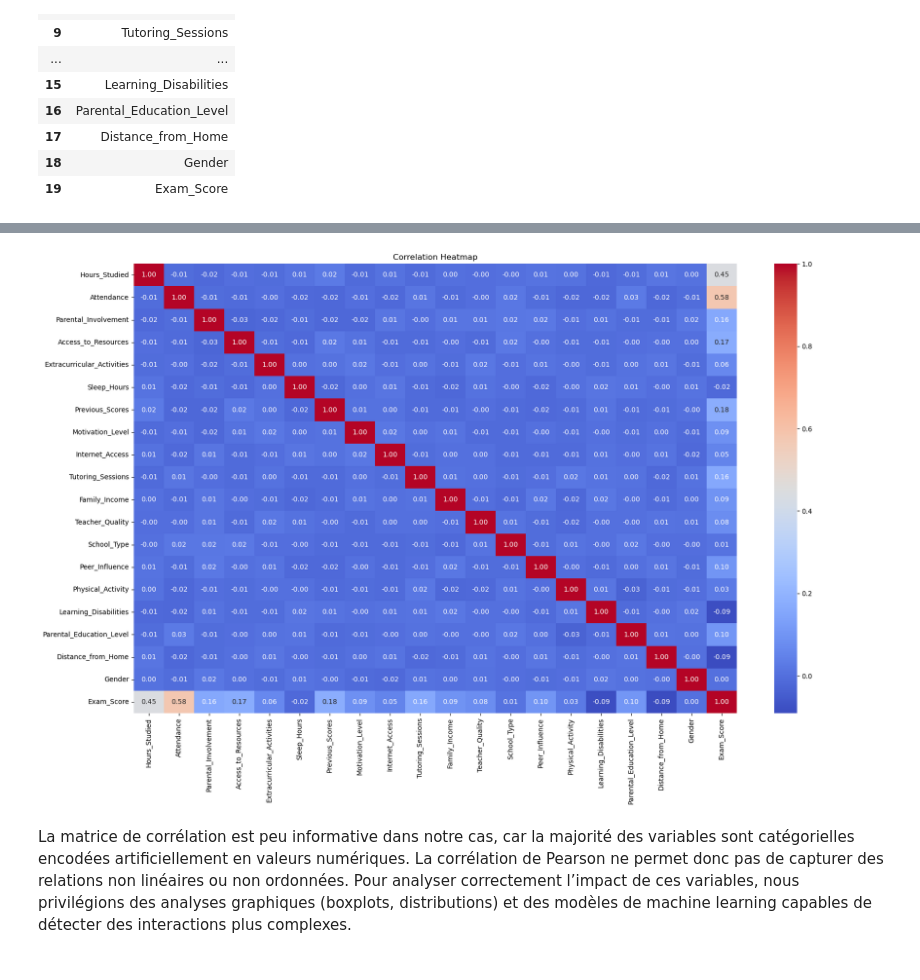
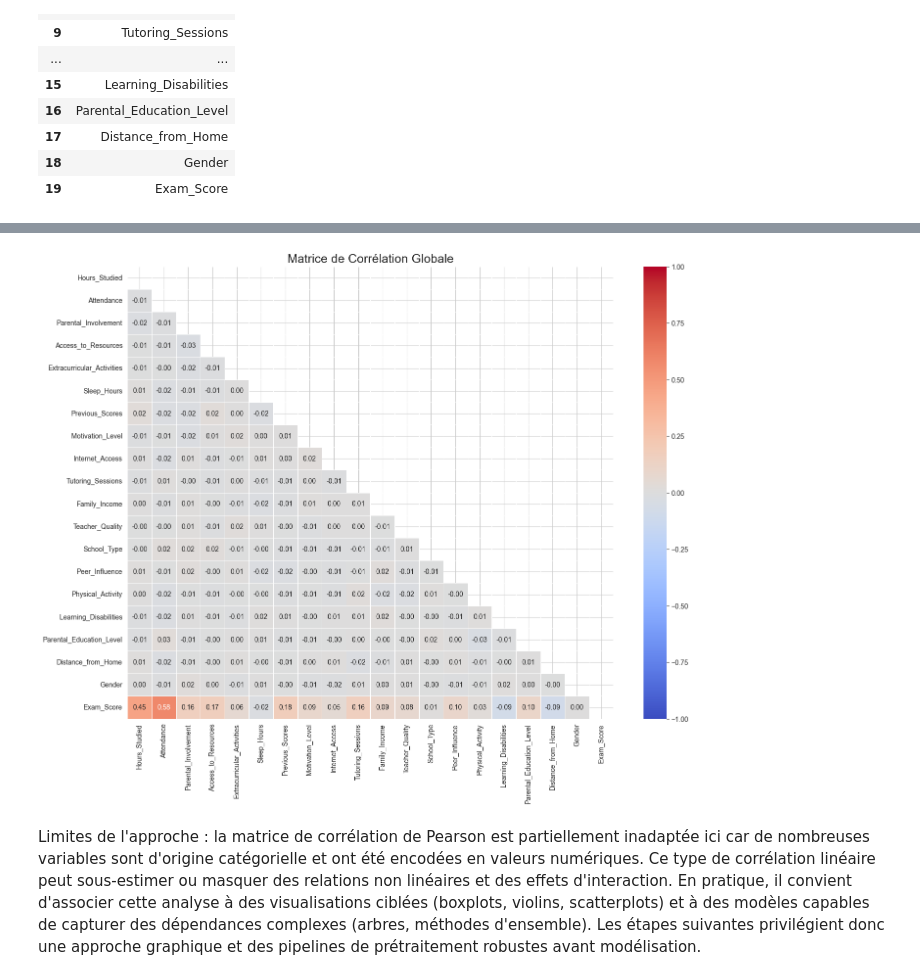
Before and after one commit to AugustinO28/Projet_Data_GR3, a Jupyter notebook: Scripts/EDA.ipynb, the cells around one changed output, grey strips where cells are left out. Cells and saved outputs as stored; diff of their text form; code cells hidden in the pictures.

```diff
--- a/Scripts/EDA.ipynb
+++ b/Scripts/EDA.ipynb
@@ -337,0 +292,31 @@ print (1)
+# %%
+# 1. Définition des dictionnaires de correspondance
+# On respecte l'ordre logique (0 est le plus faible, 2 ou 3 le plus fort)
+logic_map = {'Low': 0, 'Medium': 1, 'High': 2}
+binary_map = {'No': 0, 'Yes': 1}
+edu_map = {'High School': 0, 'College': 1, 'Postgraduate': 2}
+dist_map = {'Near': 0, 'Moderate': 1, 'Far': 2}
+peer_map = {'Negative': 0, 'Neutral': 1, 'Positive': 2}
+school_map = {'Public': 0, 'Private': 1}
+gender_map = {'Male': 0, 'Female': 1}
+
+# 2. Application du mapping par groupe de colonnes
+# Colonnes à 3 niveaux (Low/Medium/High)
+cols_3_levels = ['Parental_Involvement', 'Access_to_Resources', 'Motivation_Level', 'Family_Income', 'Teacher_Quality']
+for col in cols_3_levels:
+    df[col] = df[col].map(logic_map)
+
+# Colonnes Oui/Non
+cols_binary = ['Extracurricular_Activities', 'Internet_Access', 'Learning_Disabilities']
+for col in cols_binary:
+    df[col] = df[col].map(binary_map)
+
+# Colonnes spécifiques
+df['Parental_Education_Level'] = df['Parental_Education_Level'].map(edu_map)
+df['Distance_from_Home'] = df['Distance_from_Home'].map(dist_map)
+df['Peer_Influence'] = df['Peer_Influence'].map(peer_map)
+df['School_Type'] = df['School_Type'].map(school_map)
+df['Gender'] = df['Gender'].map(gender_map)
+
+# 3. Vérification : tout doit être numérique maintenant
+print(df.dtypes)
@@ -338,9 +341,13 @@ print (1)
 # %%
-plt.figure(figsize=(20,12))
-sns.heatmap(df.corr(numeric_only=True), annot=True, cmap="coolwarm", fmt=".2f")
-plt.title("Correlation Heatmap")
+# Matrice de Corrélation
+plt.figure(figsize=(16, 12))
+correlation_matrix = df.corr()
+mask = np.triu(np.ones_like(correlation_matrix, dtype=bool)) # Masquer la partie supérieure pour la lisibilité
+
+sns.heatmap(correlation_matrix, mask=mask, annot=True, fmt=".2f", cmap='coolwarm', vmin=-1, vmax=1, linewidths=0.5)
+plt.title('Matrice de Corrélation Globale', fontsize=18)
 plt.show()
 # %% [output]
-[figure, old version]
+[figure, new version]
 # %% [markdown]
-La matrice de corrélation est peu informative dans notre cas, car la majorité des variables sont catégorielles encodées artificiellement en valeurs numériques. La corrélation de Pearson ne permet donc pas de capturer des relations non linéaires ou non ordonnées. Pour analyser correctement l’impact de ces variables, nous privilégions des analyses graphiques (boxplots, distributions) et des modèles de machine learning capables de détecter des interactions plus complexes.
+Limites de l'approche : la matrice de corrélation de Pearson est partiellement inadaptée ici car de nombreuses variables sont d'origine catégorielle et ont été encodées en valeurs numériques. Ce type de corrélation linéaire peut sous-estimer ou masquer des relations non linéaires et des effets d'interaction. En pratique, il convient d'associer cette analyse à des visualisations ciblées (boxplots, violins, scatterplots) et à des modèles capables de capturer des dépendances complexes (arbres, méthodes d'ensemble). Les étapes suivantes privilégient donc une approche graphique et des pipelines de prétraitement robustes avant modélisation.
```
Also changed, not shown: parts of 43 cells of this notebook.
